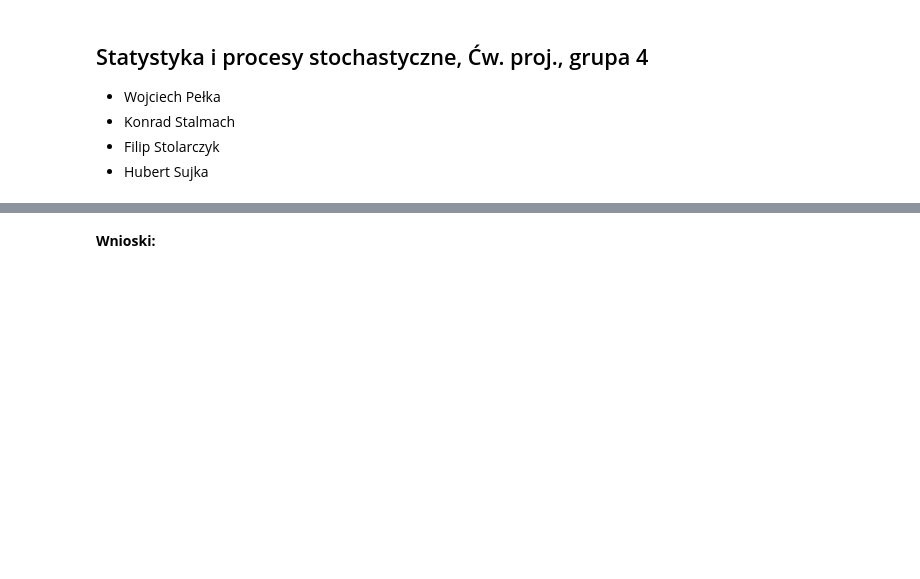
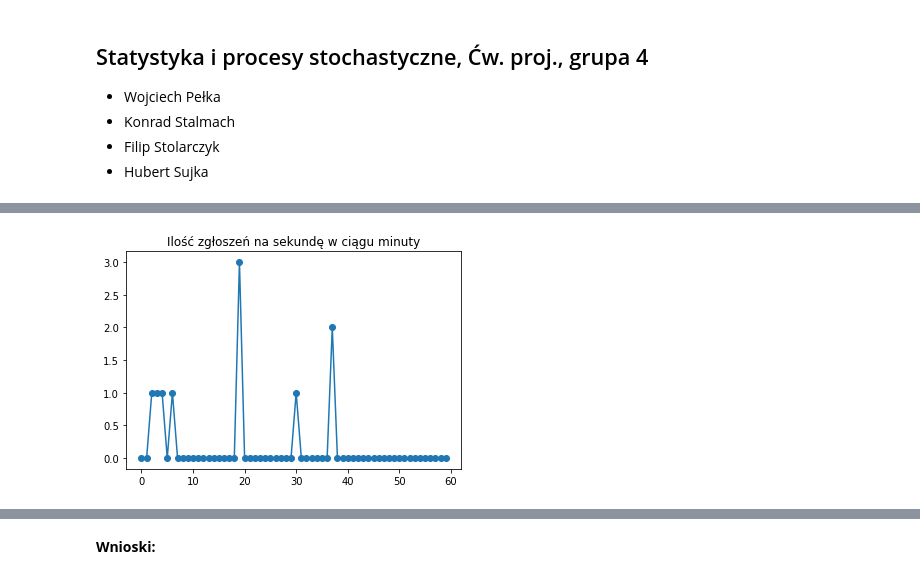
Before and after one commit to smakethunter/Poisson, a Jupyter notebook: El Projekto (2).ipynb, the cells around one changed output, grey strips where cells are left out. Saved outputs shown, nothing was run; the diff lists cells and outputs as text; code cells hidden in the pictures; blank space fills up the shorter version.

```diff
--- a/El Projekto (2).ipynb
+++ b/El Projekto (2).ipynb
@@ -49,18 +68,2 @@ def select_time_data(data,n_samples,hour,minute):
 
     return data_out, len(data_out)
-# %%
-data=pd.read_csv('weblog.csv')
-
-selected_minute_data,nr_events=select_time_data(data,50,13,38)
-logs_per_second=[]
-for i in range (60):
-    in_minute=selected_minute_data.apply(lambda x: x['Seconds']==i,axis=1)
-    n_logs=len(in_minute[in_minute==True].index)
-    logs_per_second.append([i,n_logs])
-
-
-ax=plt.figure()
-plt.scatter(np.array(logs_per_second)[:,0],np.array(logs_per_second)[:,1])
-plt.plot(np.array(logs_per_second)[:,0],np.array(logs_per_second)[:,1])
-plt.title("Ilość zgłoszeń na sekundę w ciągu minuty")
-plt.show()
@@ -133,0 +70,80 @@ plt.show()
+# %%
+
+data=time_no_empty(pd.read_csv('weblog.csv').head(60))
+display(data)
+hours=set(data['Hours'])
+for hour in hours:
+    minutes=set(data.loc[data['Hours']==hour]['Minutes'])
+    for minute in minutes:
+        display(hours)
+        selected_minute_data,nr_events=select_time_data(data,hour,minute)
+        logs_per_second=[]
+        for i in range (60):
+            in_minute=selected_minute_data.apply(lambda x: x['Seconds']==i,axis=1)
+            n_logs=len(in_minute[in_minute==True].index)
+            logs_per_second.append([i,n_logs])
+
+
+        ax=plt.figure()
+        plt.scatter(np.array(logs_per_second)[:,0],np.array(logs_per_second)[:,1])
+        plt.plot(np.array(logs_per_second)[:,0],np.array(logs_per_second)[:,1])
+        plt.title("Ilość zgłoszeń na sekundę w ciągu minuty")
+        plt.show()
+
+        #%%
+
+        lps=np.array(logs_per_second)
+        prob_lps=[i/len(lps) for i in lps[:,1]]
+
+        fig=plt.figure()
+        plt.scatter(lps[:,0],prob_lps)
+        plt.title("Prawdopodobieństwo zgłoszenia w danej sekundzie")
+        plt.show()
+
+
+        #%%
+
+        # dystrybuanta
+        distribution=[]
+        dist2=[0]
+        distribution.append(logs_per_second[0])
+        for i in range(1,len(logs_per_second)):
+
+            distribution.append([i,distribution[i-1][1]+logs_per_second[i][1]/nr_events])
+            dist2.append(distribution[i-1][1])
+        ax2=plt.figure()
+        dist=np.array(distribution)
+        #plt.plot(dist[:,0],dist[:,1])
+        plt.scatter(dist[:,0],dist[:,1])
+        d=np.array(dist2)
+
+        plt.plot(dist[:,0],d,'bo',mfc='none')
+        plt.title("Dystrybuanta empiryczna")
+        plt.show()
+
+
+        #%%
+
+        def poisson(k, lamb):
+            return (lamb ** k / factorial(k)) * np.exp(-lamb)
+
+
+        # fit with curve_fit
+
+        try:
+
+            parameters, cov_matrix = curve_fit(poisson, lps[:, 0], prob_lps)
+
+
+
+            ax = plt.gca(title='Rozkład poissona- krzywa dopasowana')
+            x = np.linspace(0, 60, 1000)
+
+            ax.plot(x, poisson(x, parameters),'r',label=f"$\lambda = {parameters}$")
+            ax.scatter(lps[:, 0], poisson(lps[:, 0], parameters),label='punkty wyznaczone empirycznie')
+
+            ax.legend()
+            plt.show()
+        except RuntimeError:
+            print('Rozklad nie jest rozkaldem Poissona')
+# %% [output]
@@ -133,0 +173 @@ plt.show()
+[figure, added]
```
Also changed, not shown: parts of 6 cells of this notebook.
